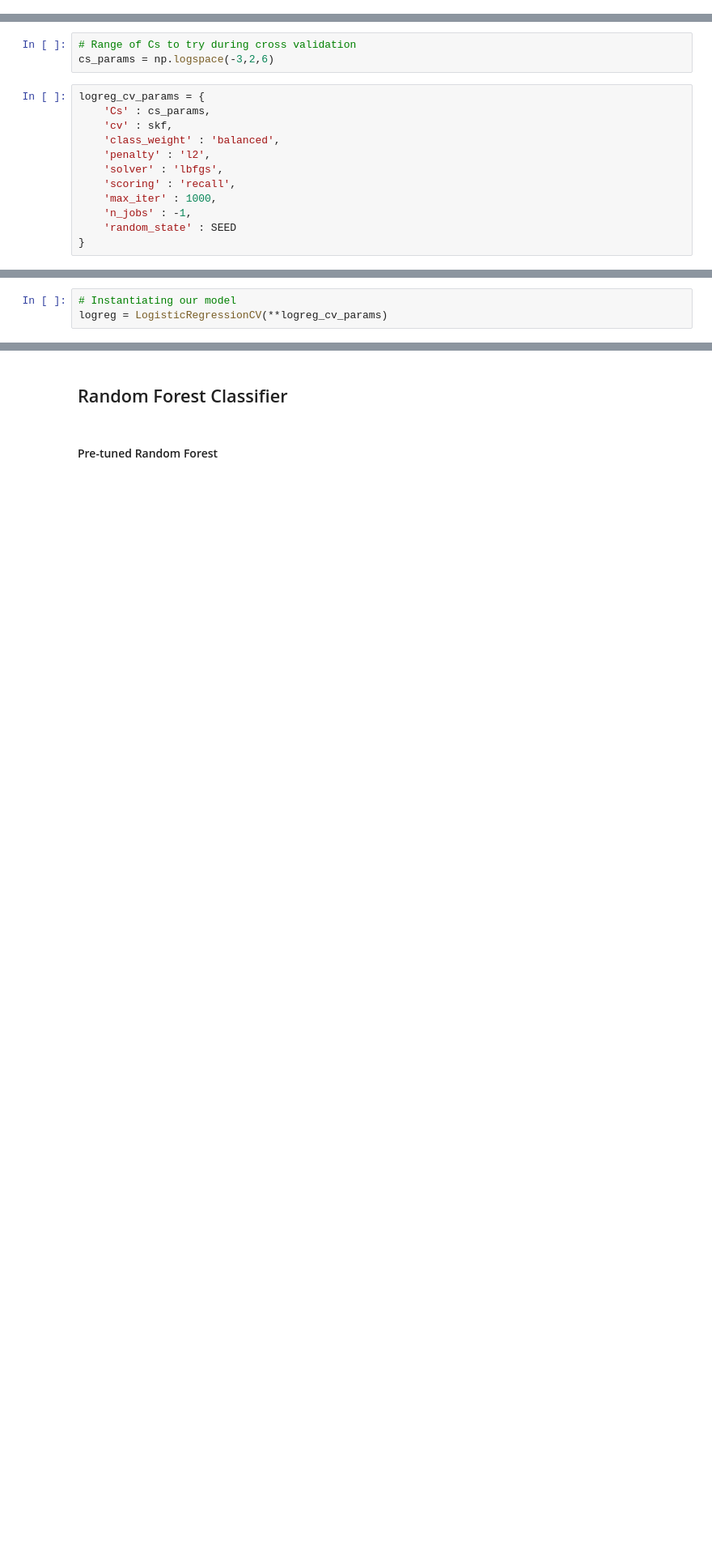
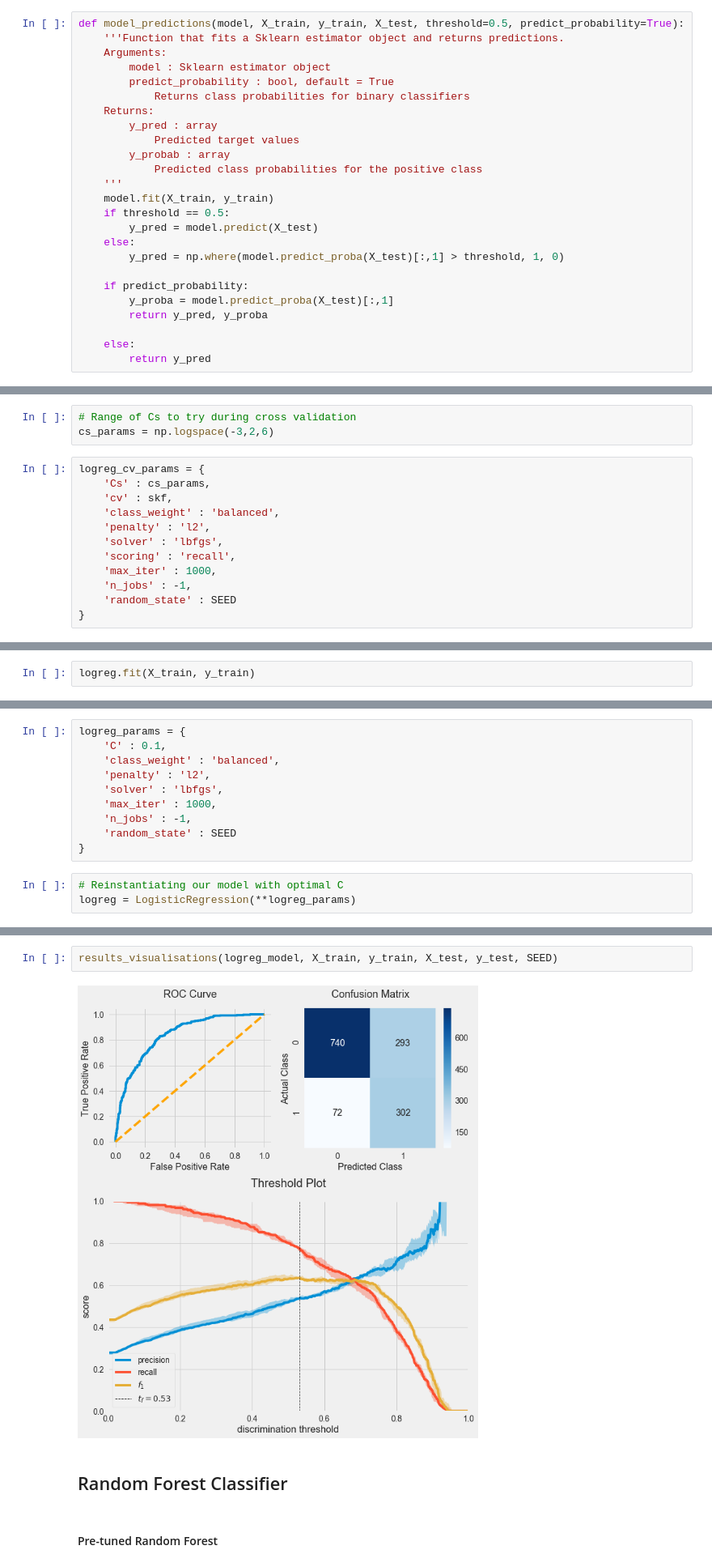
Before and after one commit to Joshuayeo95/Telco-Churn, a Jupyter notebook: modelling.ipynb, the cells around one changed output, grey strips where cells are left out. Shown at 81% size. Cells and saved outputs as stored; diff of their text form; blank space fills up the shorter version.

Commit message:
Added Visualisation Functions

```diff
--- a/modelling.ipynb
+++ b/modelling.ipynb
@@ -130,2 +144,27 @@ def model_results_summary(model, X_train, y_train, X_test, y_test, cv_kwargs, mo
     if return_estimator:
         return best_model
+# %%
+def model_predictions(model, X_train, y_train, X_test, threshold=0.5, predict_probability=True):
+    '''Function that fits a Sklearn estimator object and returns predictions.
+    Arguments:
+        model : Sklearn estimator object
+        predict_probability : bool, default = True
+            Returns class probabilities for binary classifiers
+    Returns:
+        y_pred : array
+            Predicted target values
+        y_probab : array
+            Predicted class probabilities for the positive class
+    '''
+    model.fit(X_train, y_train)
+    if threshold == 0.5:
+        y_pred = model.predict(X_test)
+    else:
+        y_pred = np.where(model.predict_proba(X_test)[:,1] > threshold, 1, 0)
+
+    if predict_probability:
+        y_proba = model.predict_proba(X_test)[:,1]
+        return y_pred, y_proba
+
+    else:
+        return y_pred
@@ -178,0 +280,2 @@ logreg_cv_params = {
+# %%
+logreg.fit(X_train, y_train)
@@ -179,6 +295,16 @@ logreg_cv_params = {
+# %%
+logreg_params = {
+    'C' : 0.1,
+    'class_weight' : 'balanced',
+    'penalty' : 'l2',
+    'solver' : 'lbfgs',
+    'max_iter' : 1000,
+    'n_jobs' : -1,
+    'random_state' : SEED
+}
 # %%
-# Instantiating our model
-logreg = LogisticRegressionCV(**logreg_cv_params)
+# Reinstantiating our model with optimal C
+logreg = LogisticRegression(**logreg_params)
 # %%
 logreg_model = model_results_summary(logreg, X_train, y_train, X_test, y_test, cv_kwargs, model_name='Logistic Regression')
 # %% [output]
@@ -204,3 +329,7 @@ weighted avg       0.80      0.74      0.76      1407
+# %%
+results_visualisations(logreg_model, X_train, y_train, X_test, y_test, SEED)
+# %% [output]
+[figure, added]
 # %% [markdown]
 ## Random Forest Classifier
 # %% [markdown]
```
Also changed, not shown: parts of 10 cells of this notebook.
